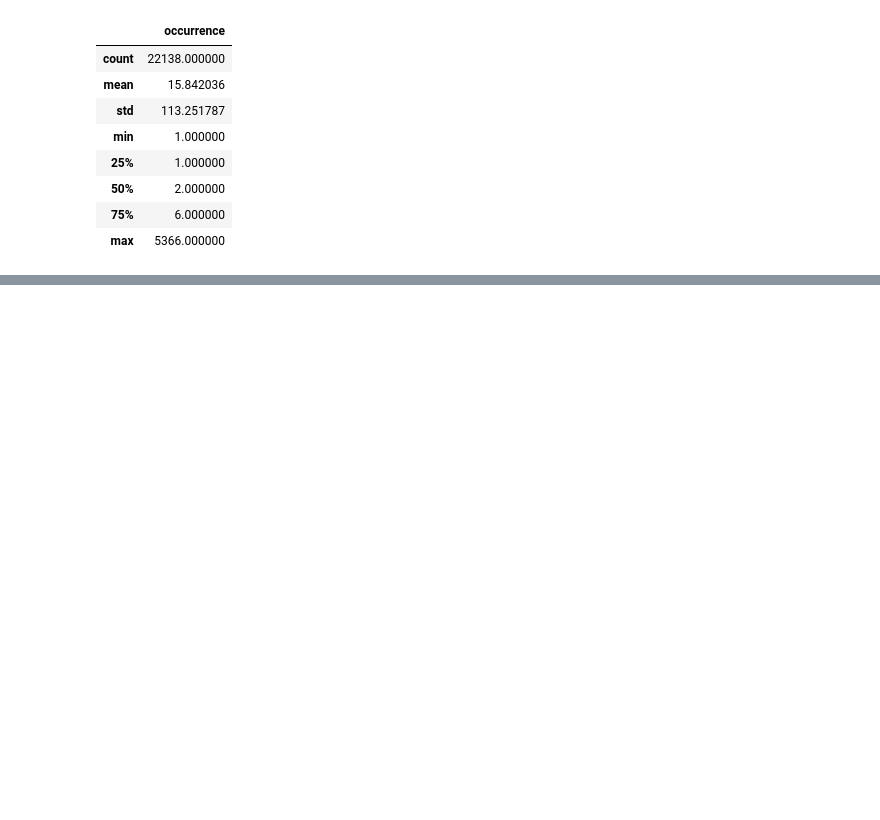
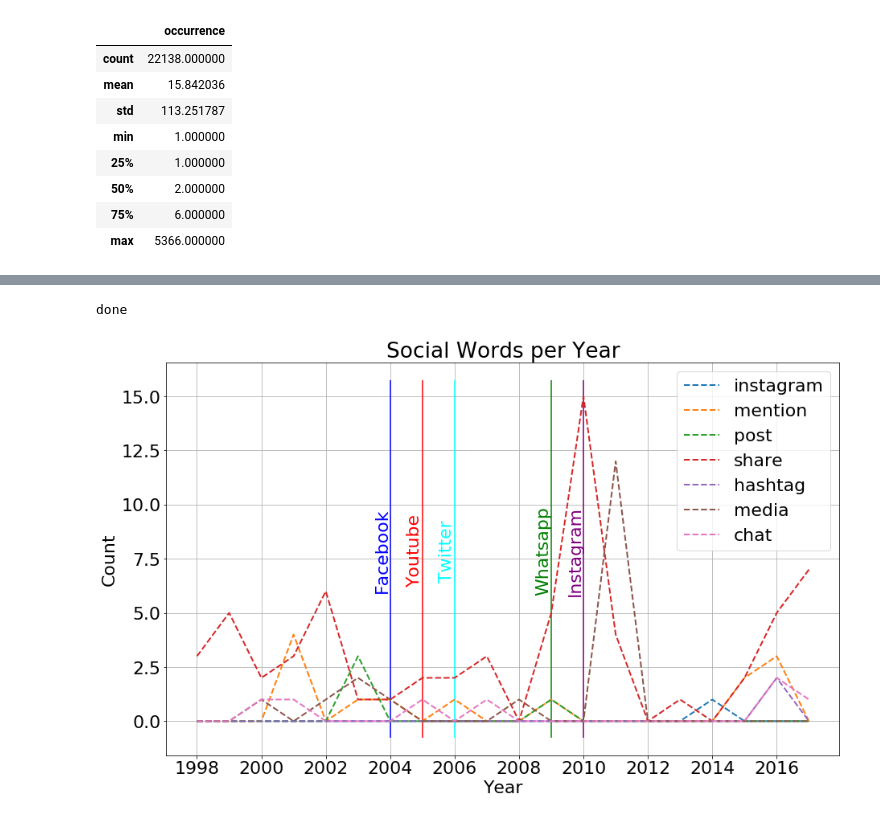
Before and after one commit to widmerin/LyricsAnalyzer, a Jupyter notebook: DataStorySlides.ipynb, the cells around one changed output, grey strips where cells are left out. Drawn from its saved outputs; the diff is of its cells as text; code cells hidden in the pictures; blank space fills up the shorter version.

```diff
--- a/DataStorySlides.ipynb
+++ b/DataStorySlides.ipynb
@@ -145,0 +173,72 @@ plt.show()
+# %%
+def get_word_count_per_year(word):
+    # Partition data into years
+    years = [g for n, g in data.set_index('date').groupby(pd.Grouper(freq='Y'))]
+
+    word_freq = pd.DataFrame(columns=['year', 'occurrence'])
+    # Get most common words for each year
+    for i in range(len(years) - 1):
+        common_words = get_top_n_words(years[i].lyrics)
+        # Find count for word
+        record = common_words[common_words['word'] == word]
+
+        # if word doesn't exist set occurrence to 0
+        if record.empty:
+            occurrence = 0
+        else:
+            occurrence = record.occurrence.values[0]
+        word_freq = word_freq.append({'year': years[i].index[0].year, 'occurrence': occurrence}, ignore_index=True)
+    return word_freq
+
+
+social_data_counts_per_year = []
+
+
+def save_count(row):
+    counts = get_word_count_per_year(row.some)
+    if sum(counts.occurrence) > 0:
+        social_data_counts_per_year.append([row.some, counts])  # Add only social words that occure in lyrics
+
+
+social_data.apply(save_count, axis=1)
+social_data_counts_per_year = pd.DataFrame(social_data_counts_per_year)
+print("done")
+# %% [output]
+done
+# %%
+def plot_some():
+
+    # Plot Social Words per Year
+    def plot_row(row):
+        _ = ax.plot(row[1]['year'], row[1]['occurrence'], '--', label=row[0], linewidth="2")
+        _ = ax.set_xticks(np.arange(min(row[1]['year']), max(row[1]['year'])+1, 2.0))
+
+
+    fig, ax = plt.subplots(nrows=1, ncols=1, figsize=(15, 9))
+    fig.patch.set_facecolor('white')
+
+    social_data_counts_per_year.apply(plot_row, axis=1)
+
+    _ = ax.set_title('Social Words per Year')
+    _ = ax.set_xlabel('Year')
+    _ = ax.set_ylabel('Count')
+    _ = ax.grid()
+    ax.legend()
+
+    ymin, ymax = ax.get_ylim()
+    _ = ax.vlines(2004, ymin, ymax, color="blue")
+    _ = ax.text(2004-.5, ymax/2, "Facebook", rotation=90, verticalalignment="center", color="blue")
+    _ = ax.vlines(2010, ymin, ymax, color="purple")
+    _ = ax.text(2010-.5, ymax/2, "Instagram", rotation=90, verticalalignment="center", color="purple")
+    _ = ax.vlines(2006, ymin, ymax, color="cyan")
+    _ = ax.text(2006-.5, ymax/2, "Twitter", rotation=90, verticalalignment="center", color="cyan")
+    _ = ax.vlines(2005, ymin, ymax, color="red")
+    _ = ax.text(2005-.5, ymax/2, "Youtube", rotation=90, verticalalignment="center", color="red")
+    _ = ax.vlines(2009, ymin, ymax, color="green")
+    _ = ax.text(2009-.5, ymax/2, "Whatsapp", rotation=90, verticalalignment="center", color="green")
+
+    plt.show()
+# %%
+plot_some()
+# %% [output]
+[figure, added]
```
Also changed, not shown: parts of 11 cells of this notebook.
